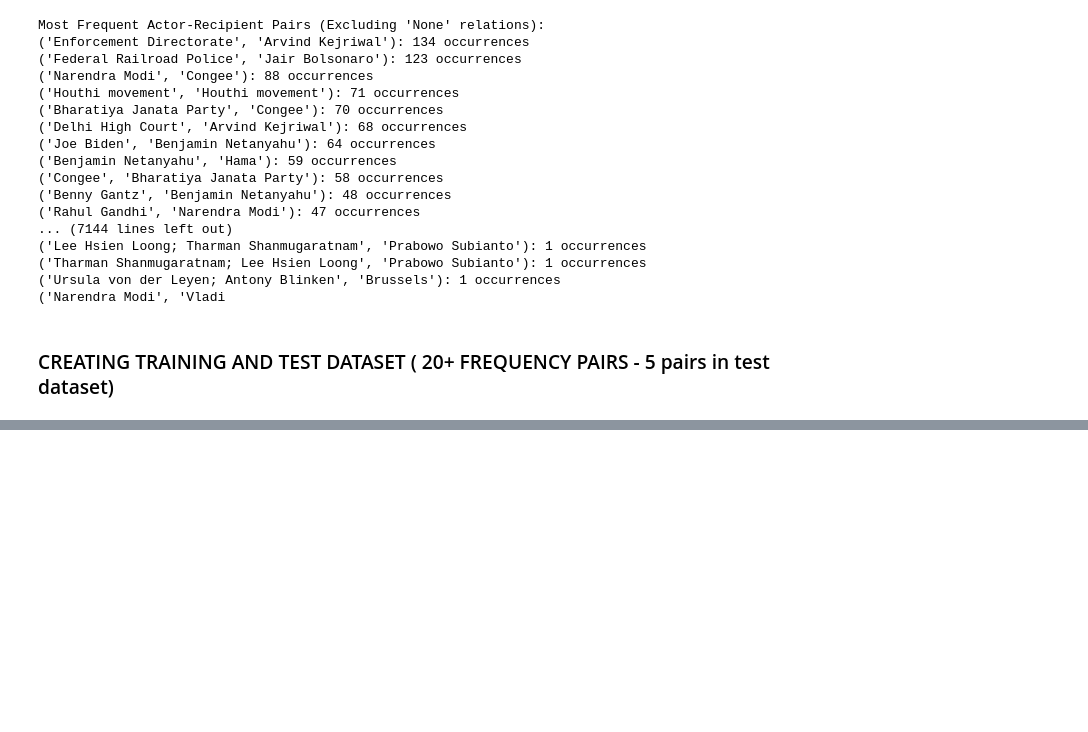
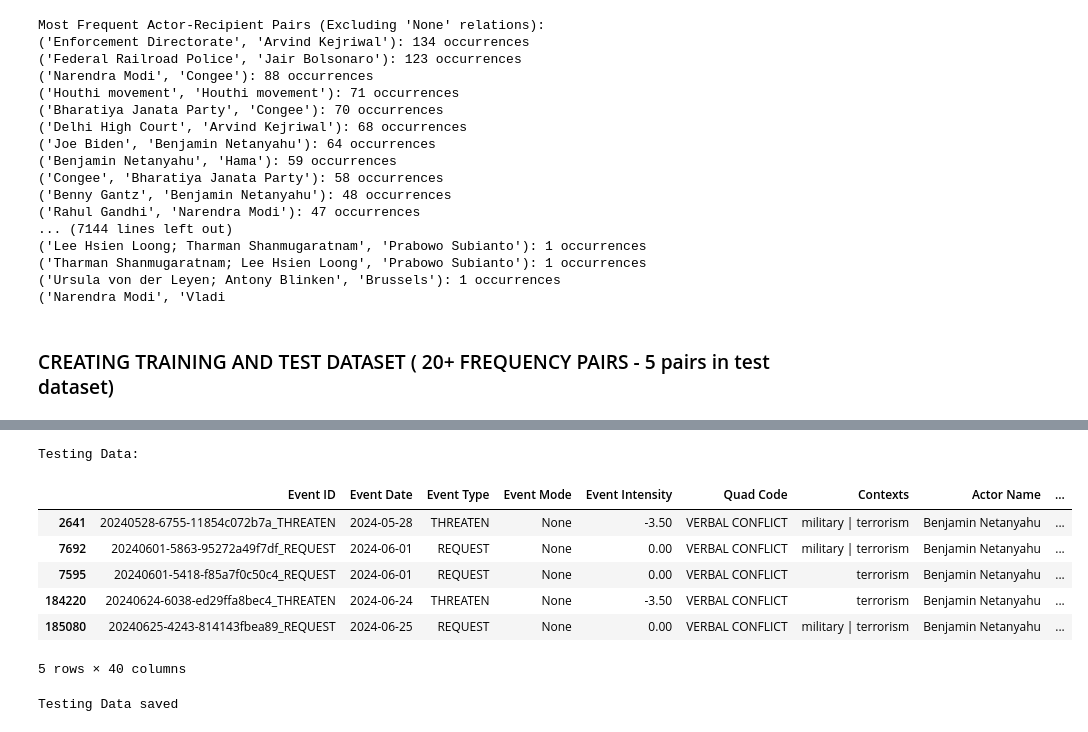
Before and after one commit to Aditya100401/GraphRAG, a Jupyter notebook: dataset_preparation.ipynb, the cells around one changed output, grey strips where cells are left out. Cells and saved outputs as stored; diff of their text form; code cells hidden in the pictures; blank space fills up the shorter version.

```diff
--- a/dataset_preparation.ipynb
+++ b/dataset_preparation.ipynb
@@ -250,0 +292,18 @@ if __name__ == "__main__":
+# %%
+print("Testing Data:")
+test_df.head()
+# %% [output]
+Testing Data:
+|  | Event ID | Event Date | Event Type | Event Mode | Event Intensity | Quad Code | Contexts | Actor Name | ... |
+| 2641 | 20240528-6755-11854c072b7a_THREATEN | 2024-05-28 | THREATEN | None | -3.50 | VERBAL CONFLICT | military | terrorism | Benjamin Netanyahu | ... |
+| 7692 | 20240601-5863-95272a49f7df_REQUEST | 2024-06-01 | REQUEST | None | 0.00 | VERBAL CONFLICT | military | terrorism | Benjamin Netanyahu | ... |
+| 7595 | 20240601-5418-f85a7f0c50c4_REQUEST | 2024-06-01 | REQUEST | None | 0.00 | VERBAL CONFLICT | terrorism | Benjamin Netanyahu | ... |
+| 184220 | 20240624-6038-ed29ffa8bec4_THREATEN | 2024-06-24 | THREATEN | None | -3.50 | VERBAL CONFLICT | terrorism | Benjamin Netanyahu | ... |
+| 185080 | 20240625-4243-814143fbea89_REQUEST | 2024-06-25 | REQUEST | None | 0.00 | VERBAL CONFLICT | military | terrorism | Benjamin Netanyahu | ... |
+5 rows × 40 columns
+# %%
+# Save the DataFrame to a CSV file in the local folder
+test_df.to_csv('test_data.csv', index=False)
+print("Testing Data saved")
+# %% [output]
+Testing Data saved
```
Also changed, not shown: parts of 4 cells of this notebook, 1 other file.
